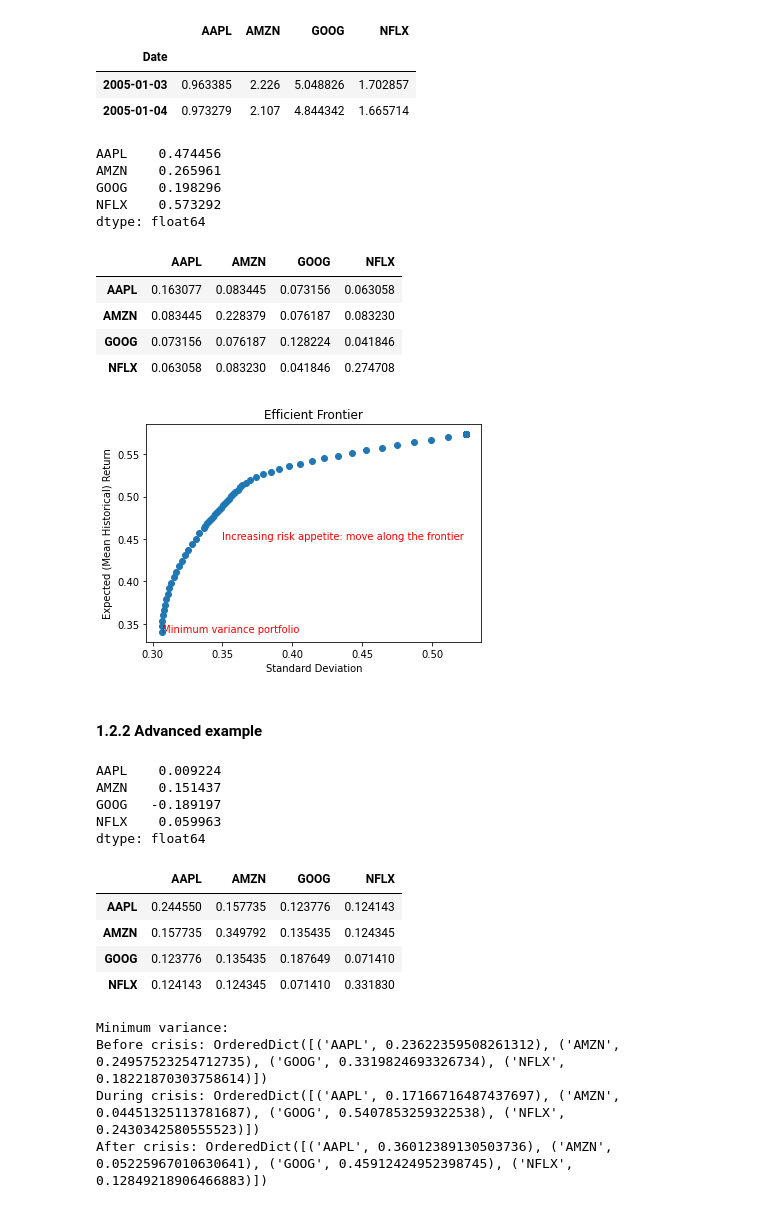
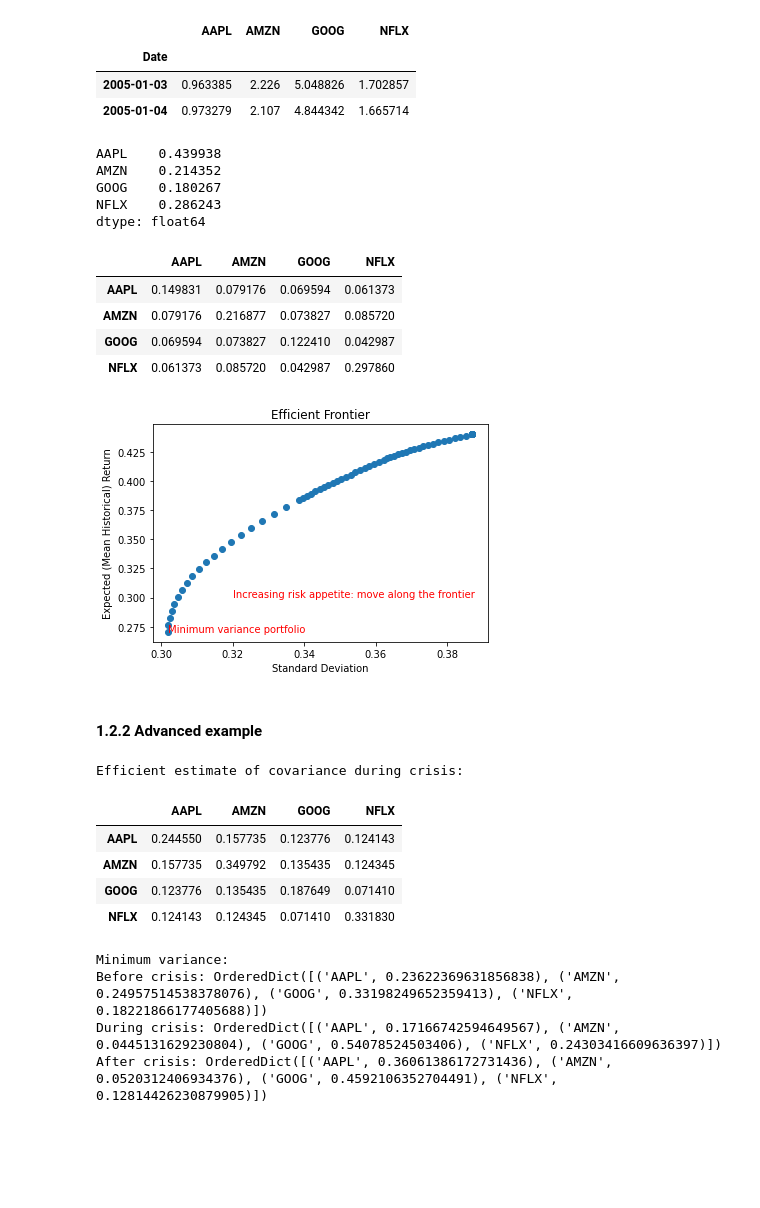
Before and after one commit to TheresaZhu21/learning, a Jupyter notebook: port_construction_excercise2.ipynb, the cells around one changed output. Saved outputs shown, nothing was run; the diff lists cells and outputs as text; code cells hidden in the pictures; blank space fills up the shorter version.

```diff
--- a/port_construction_excercise2.ipynb
+++ b/port_construction_excercise2.ipynb
@@ -22,5 +22,5 @@ import matplotlib.pyplot as plt
 # %% [markdown]
 ### 1.1 Risk factors & financial crisis
 # %%
-start, end = '2005-01-01', '2010-12-31'
+start, end = '2005-01-01', '2011-12-31'
 # %%
@@ -65,14 +140,14 @@ df_port2.head(2)
 | 2005-01-03 | 0.963385 | 2.226 | 5.048826 | 1.702857 |
 | 2005-01-04 | 0.973279 | 2.107 | 4.844342 | 1.665714 |
 # %%
-# Computes the annualized average historical returns (expected return)
+# Compute the annualized average historical returns (expected return)
 exp_rtn = mean_historical_return(df_port2, frequency=252)
 exp_rtn
 # %% [output]
-AAPL    0.474456
-AMZN    0.265961
-GOOG    0.198296
-NFLX    0.573292
+AAPL    0.439938
+AMZN    0.214352
+GOOG    0.180267
+NFLX    0.286243
 dtype: float64
 # %%
 # Derive efficient estimates of covariance matrix
@@ -82,8 +157,8 @@ efficient_cov = CovarianceShrinkage(df_port2).ledoit_wolf()
 efficient_cov
 # %% [output]
 |  | AAPL | AMZN | GOOG | NFLX |
-| AAPL | 0.163077 | 0.083445 | 0.073156 | 0.063058 |
-| AMZN | 0.083445 | 0.228379 | 0.076187 | 0.083230 |
-| GOOG | 0.073156 | 0.076187 | 0.128224 | 0.041846 |
-| NFLX | 0.063058 | 0.083230 | 0.041846 | 0.274708 |
+| AAPL | 0.149831 | 0.079176 | 0.069594 | 0.061373 |
+| AMZN | 0.079176 | 0.216877 | 0.073827 | 0.085720 |
+| GOOG | 0.069594 | 0.073827 | 0.122410 | 0.042987 |
+| NFLX | 0.061373 | 0.085720 | 0.042987 | 0.297860 |
 # %%
@@ -94,14 +169,14 @@ rtn, vol, weights = cla.efficient_frontier()
 # %%
 # Visualize the efficient frontier
 plt.scatter(vol, rtn)
 plt.xlabel('Standard Deviation')
 plt.ylabel('Expected (Mean Historical) Return')
 plt.title('Efficient Frontier')
 plt.text(vol[-1], rtn[-1], 'Minimum variance portfolio', color='r')
-plt.text(0.35, 0.45, 'Increasing risk appetite: move along the frontier', color='r')
+plt.text(0.32, 0.30, 'Increasing risk appetite: move along the frontier', color='r')
 plt.show()
 # %% [output]
-[figure, old version]
+[figure, new version]
 # %% [markdown]
 #### 1.2.2 Advanced example
 # %%
@@ -119,14 +194,10 @@ for x in epochs.keys():
   returns[x] = mean_historical_return(sub_price, frequency=252)
   efficient_cov[x] = CovarianceShrinkage(sub_price).ledoit_wolf()
 
-print(returns['during_crisis'])
+print("Efficient estimate of covariance during crisis:")
 efficient_cov['during_crisis']
 # %% [output]
-AAPL    0.009224
-AMZN    0.151437
-GOOG   -0.189197
-NFLX    0.059963
-dtype: float64
+Efficient estimate of covariance during crisis:
 |  | AAPL | AMZN | GOOG | NFLX |
 | AAPL | 0.244550 | 0.157735 | 0.123776 | 0.124143 |
 | AMZN | 0.157735 | 0.349792 | 0.135435 | 0.124345 |
@@ -144,9 +215,9 @@ efficient_portfolio_after = CLA(returns['after_crisis'], efficient_cov['after_cr
 print(f"Minimum variance:\nBefore crisis: {efficient_portfolio_before.min_volatility()}\nDuring crisis: {efficient_portfolio_during.min_volatility()}\nAfter crisis: {efficient_portfolio_after.min_volatility()}")
 # %% [output]
 Minimum variance:
-Before crisis: OrderedDict([('AAPL', 0.23622359508261312), ('AMZN', 0.24957523254712735), ('GOOG', 0.3319824693326734), ('NFLX', 0.18221870303758614)])
-During crisis: OrderedDict([('AAPL', 0.17166716487437697), ('AMZN', 0.04451325113781687), ('GOOG', 0.5407853259322538), ('NFLX', 0.2430342580555523)])
-After crisis: OrderedDict([('AAPL', 0.36012389130503736), ('AMZN', 0.05225967010630641), ('GOOG', 0.45912424952398745), ('NFLX', 0.12849218906466883)])
+Before crisis: OrderedDict([('AAPL', 0.23622369631856838), ('AMZN', 0.24957514538378076), ('GOOG', 0.33198249652359413), ('NFLX', 0.18221866177405688)])
+During crisis: OrderedDict([('AAPL', 0.17166742594649567), ('AMZN', 0.0445131629230804), ('GOOG', 0.54078524503406), ('NFLX', 0.24303416609636397)])
+After crisis: OrderedDict([('AAPL', 0.36061386172731436), ('AMZN', 0.0520312406934376), ('GOOG', 0.4592106352704491), ('NFLX', 0.12814426230879905)])
 # %%
 # Visualize the efficient frontier
 plt.scatter(vol_before, rtn_before, c='b', marker='.', label='Before crisis')
```
Also changed, not shown: parts of 8 cells of this notebook.
